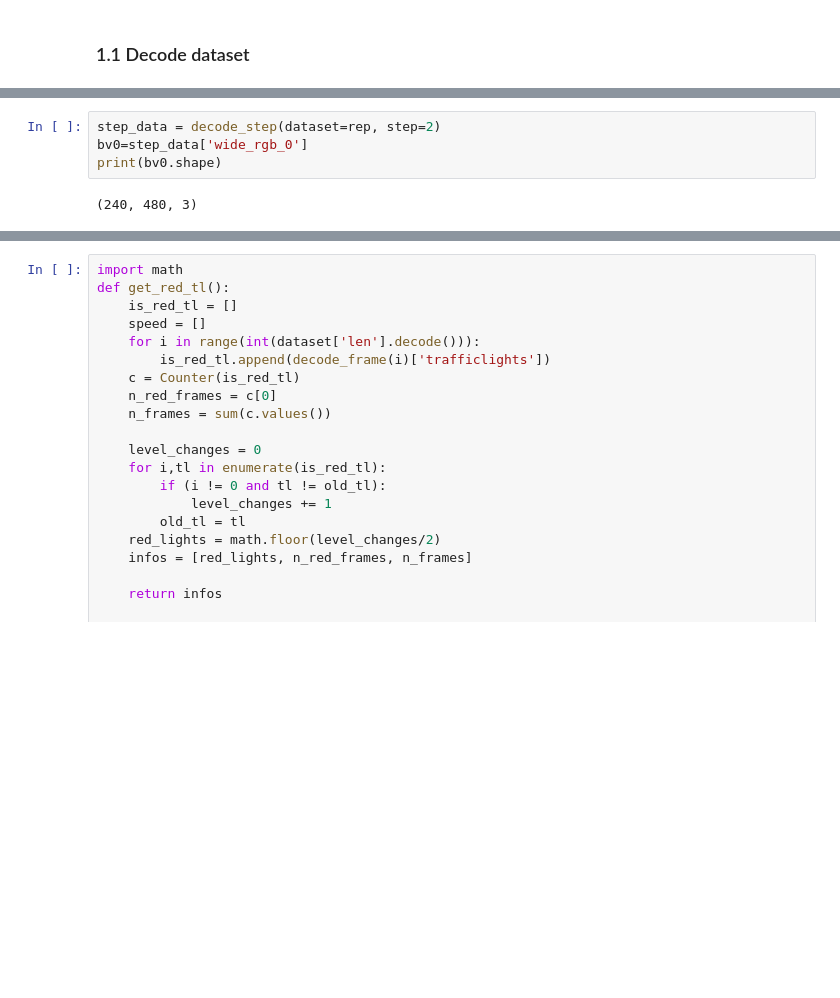
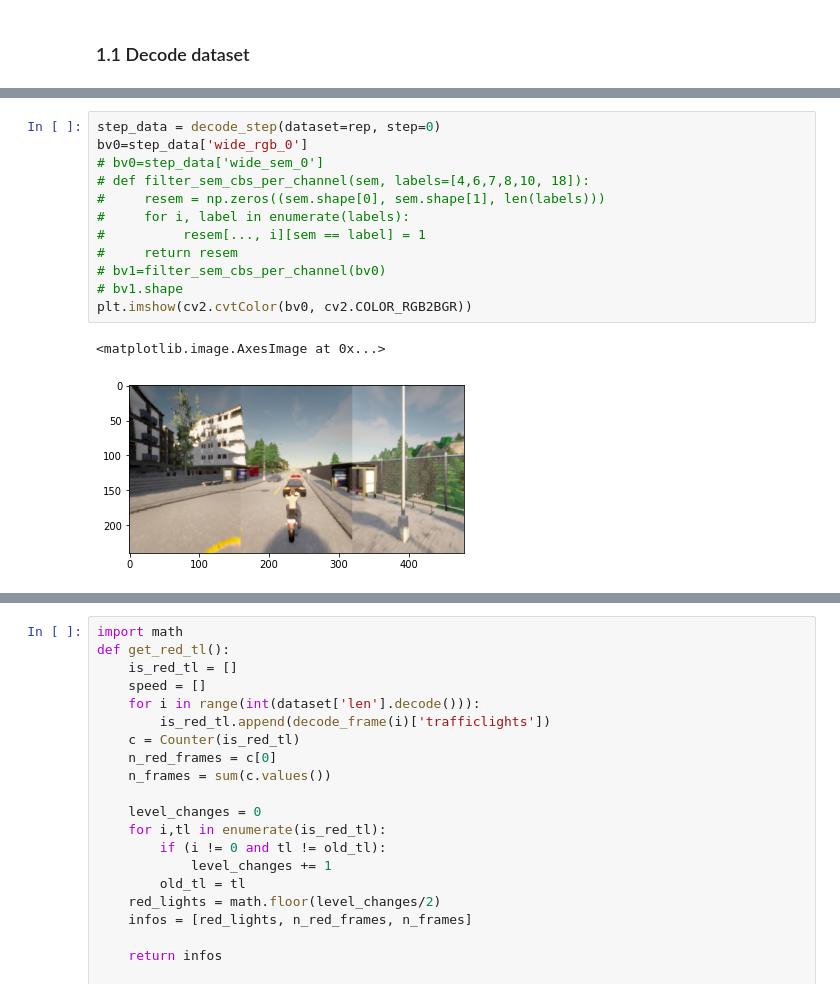
Before and after one commit to mael25/CBS2, a Jupyter notebook: Notebooks/CBS2DatasetReader.ipynb, the cells around one changed output, grey strips where cells are left out. Drawn from its saved outputs; the diff is of its cells as text; blank space fills up the shorter version.

```diff
--- a/Notebooks/CBS2DatasetReader.ipynb
+++ b/Notebooks/CBS2DatasetReader.ipynb
@@ -92,7 +97,16 @@ print(f'{total_frames} frames found')
 # %%
-step_data = decode_step(dataset=rep, step=2)
+step_data = decode_step(dataset=rep, step=0)
 bv0=step_data['wide_rgb_0']
-print(bv0.shape)
+# bv0=step_data['wide_sem_0']
+# def filter_sem_cbs_per_channel(sem, labels=[4,6,7,8,10, 18]):
+#     resem = np.zeros((sem.shape[0], sem.shape[1], len(labels)))
+#     for i, label in enumerate(labels):
+#          resem[..., i][sem == label] = 1
+#     return resem
+# bv1=filter_sem_cbs_per_channel(bv0)
+# bv1.shape
+plt.imshow(cv2.cvtColor(bv0, cv2.COLOR_RGB2BGR))
 # %% [output]
-(240, 480, 3)
+<matplotlib.image.AxesImage at 0x...>
+[figure, added]
 # %%
```
Also changed, not shown: parts of 5 cells of this notebook, 18 other files.
